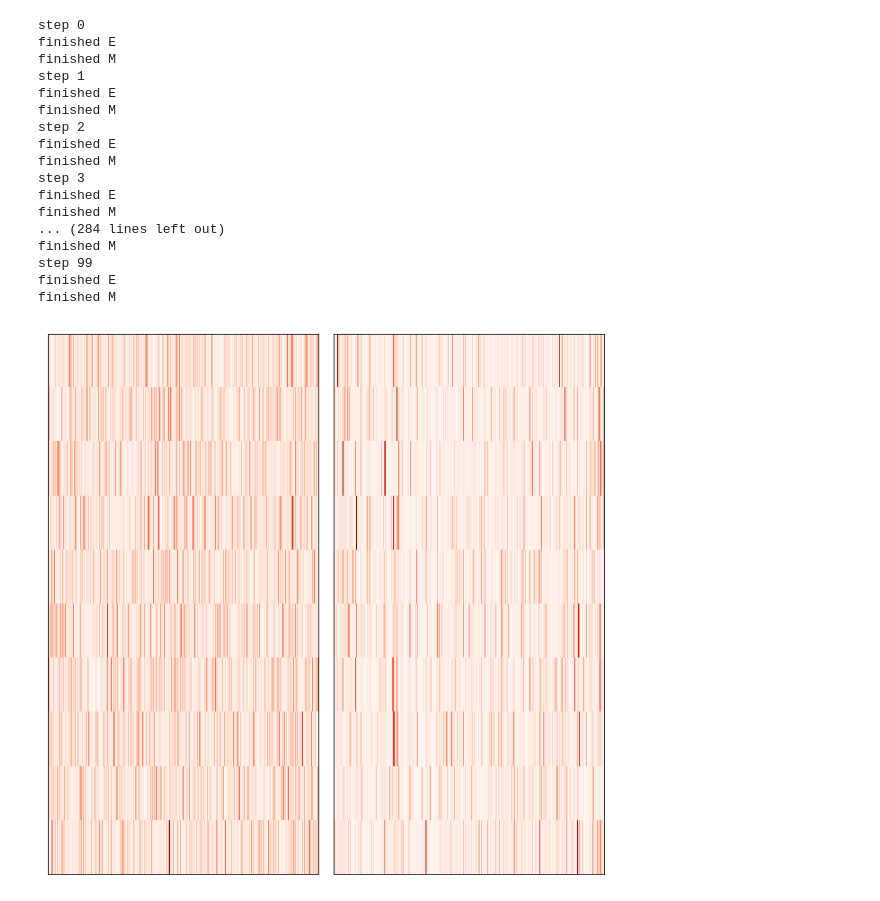
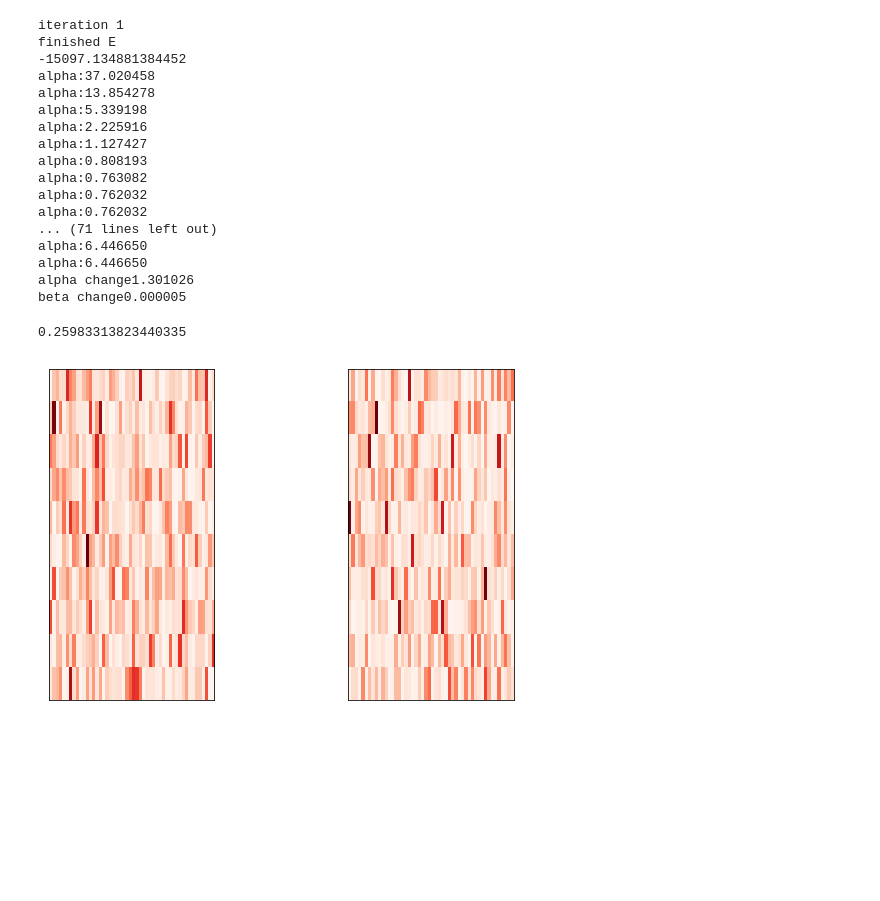
Before and after one commit to BillyWangwzx/LDA-with-python, a Jupyter notebook: simulated+data.ipynb, the cells around one changed output. Drawn from its saved outputs; the diff is of its cells as text; code cells hidden in the pictures; blank space fills up the shorter version.

```diff
--- a/simulated+data.ipynb
+++ b/simulated+data.ipynb
@@ -4,5 +4,5 @@ import matplotlib.pyplot as plt
 import heapq
 from generator import *
 # %%
-generator1 = generator(10,500,np.ones(10),20)
-generator2 = generator(10,500,np.ones(10)/20,80)
+generator1 = generator(10,50,np.ones(10),20)
+generator2 = generator(10,50,np.ones(10)/20,80)
@@ -25,38 +9,42 @@ array([[7.61606291e-03, 9.58313346e-03, 1.96109853e-02, ...,
 # %%
-docs1 = generator1.sample(m=50)
+docs1 = generator1.sample(m=500)
 # %%
-model = LDA(10,500)
+model = LDA(10,50)
 # %%
 phi_post1,gamma_post1,alpha_post1,beta_post1 = model.fit(docs1)
 # %% [output]
-step 0
+iteration 1
 finished E
-finished M
-step 1
-finished E
-finished M
-step 2
-finished E
-finished M
-step 3
-finished E
-finished M
-... (284 lines left out)
-finished M
-step 99
-finished E
-finished M
+-15097.134881384452
+alpha:37.020458
+alpha:13.854278
+alpha:5.339198
+alpha:2.225916
+alpha:1.127427
+alpha:0.808193
+alpha:0.763082
+alpha:0.762032
+alpha:0.762032
+... (71 lines left out)
+alpha:6.446650
+alpha:6.446650
+alpha change1.301026
+beta change0.000005
+# %%
+model.alpha
+# %% [output]
+0.25983313823440335
 # %%
-B1 = np.repeat(generator1.beta, 100, axis=0)
-B2 = np.repeat(beta_post1, 100, axis=0)
+B1 = np.repeat(generator1.beta, 10, axis=0)
+B2 = np.repeat(beta_post1, 10, axis=0)
 B = [B1,B2]
-fig, axes = plt.subplots(1, 2, figsize=(9,9), sharey=True)
+fig, axes = plt.subplots(1, 2, figsize=(10,5), sharey=True)
 for i, ax in enumerate(axes.ravel(), 1):
     ax.imshow(B[i-1],cmap='Reds')
     ax.set_xticklabels([])
     ax.set_yticklabels([])
     ax.xaxis.set_ticks_position('none')
     ax.yaxis.set_ticks_position('none')
 plt.tight_layout()
 # %% [output]
-[figure, old version]
+[figure, new version]
```
Also changed, not shown: parts of 19 cells of this notebook, 14 other files.
